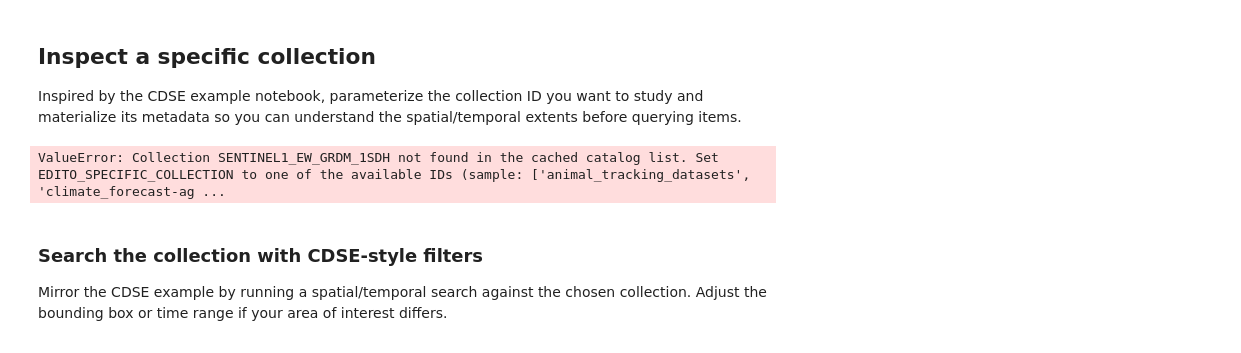
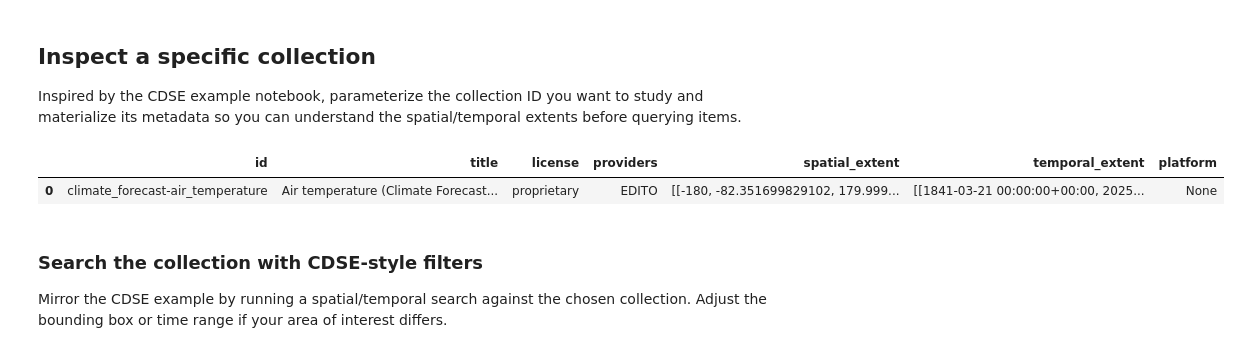
Before and after one commit to DTSchroeder/Edito-Playground, a Jupyter notebook: notebooks/03_stac_client_walkthrough.ipynb, the cells around one changed output. Cells and saved outputs as stored; diff of their text form; code cells hidden in the pictures.

```diff
--- a/notebooks/03_stac_client_walkthrough.ipynb
+++ b/notebooks/03_stac_client_walkthrough.ipynb
@@ -242,31 +242,32 @@ Exported 443 collections to collections_export.xlsx
 ## Inspect a specific collection
 Inspired by the CDSE example notebook, parameterize the collection ID you want to study and materialize its metadata so you can understand the spatial/temporal extents before querying items.
 # %%
-SPECIFIC_COLLECTION_ID = os.getenv("EDITO_SPECIFIC_COLLECTION", "SENTINEL1_EW_GRDM_1SDH")
+SPECIFIC_COLLECTION_ID = os.getenv("EDITO_SPECIFIC_COLLECTION", "climate_forecast-air_temperature")
 specific_collection = next(
     (collection for collection in collections if collection.id == SPECIFIC_COLLECTION_ID),
     None,
 )
 if specific_collection is None:
     available_ids = sorted(collection.id for collection in collections[:20])
     raise ValueError(
         f"Collection {SPECIFIC_COLLECTION_ID} not found in the cached catalog list. "
         f"Set EDITO_SPECIFIC_COLLECTION to one of the available IDs (sample: {available_ids})."
     )
 
 collection_summary = specific_collection.to_dict().get("summaries", {})
 collection_row = {
     "id": specific_collection.id,
     "title": specific_collection.title,
     "license": specific_collection.license,
     "providers": ", ".join(provider.name for provider in specific_collection.providers or []),
     "spatial_extent": specific_collection.extent.spatial.bboxes if specific_collection.extent else None,
     "temporal_extent": specific_collection.extent.temporal.intervals if specific_collection.extent else None,
     "platform": collection_summary.get("platform"),
 }
 pd.DataFrame([collection_row])
 # %% [output]
-ValueError: Collection SENTINEL1_EW_GRDM_1SDH not found in the cached catalog list. Set EDITO_SPECIFIC_COLLECTION to one of the available IDs (sample: ['animal_tracking_datasets', 'climate_forecast-ag ...
+|  | id | title | license | providers | spatial_extent | temporal_extent | platform |
+| 0 | climate_forecast-air_temperature | Air temperature (Climate Forecast... | proprietary | EDITO | [[-180, -82.351699829102, 179.999... | [[1841-03-21 00:00:00+00:00, 2025... | None |
 # %% [markdown]
 ### Search the collection with CDSE-style filters
 Mirror the CDSE example by running a spatial/temporal search against the chosen collection. Adjust the bounding box or time range if your area of interest differs.
```
Also changed, not shown: parts of 3 cells of this notebook.
